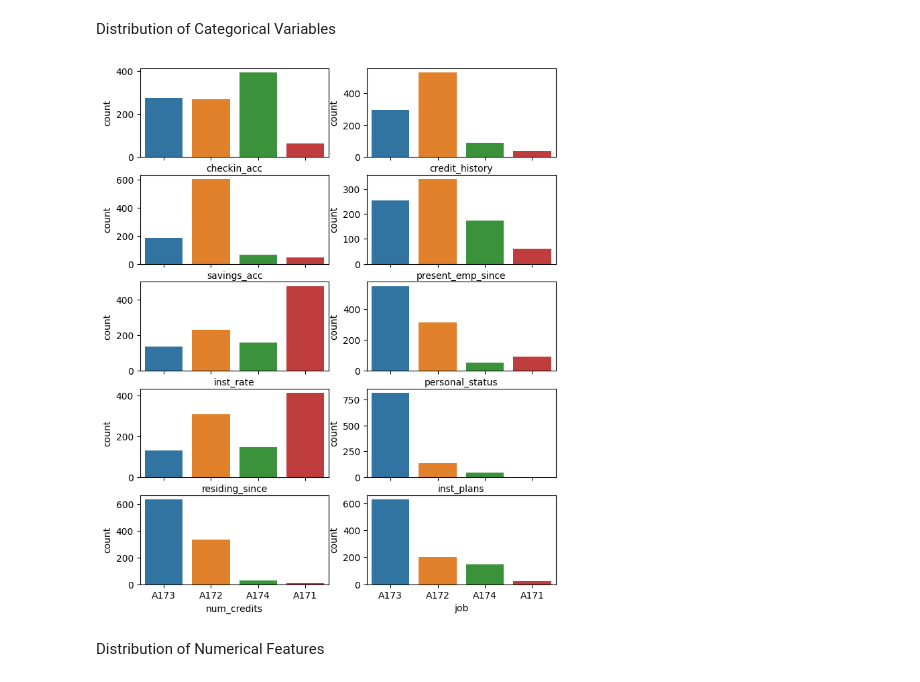
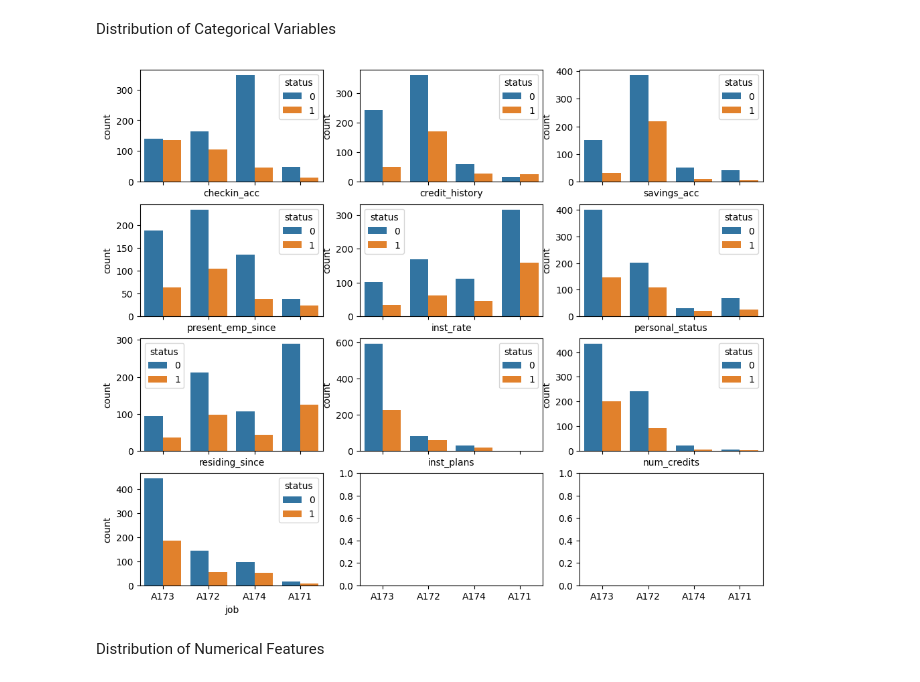
Before and after one commit to ameyak2310/Classifier_GermanCreditRating, a Jupyter notebook: notebooks/eda.ipynb, the cells around one changed output. Cells and saved outputs as stored; diff of their text form; code cells hidden in the pictures.

```diff
--- a/notebooks/eda.ipynb
+++ b/notebooks/eda.ipynb
@@ -96,12 +96,12 @@ Distribution of Categorical Variables
 # %%
 features_categorical = ['checkin_acc', 'credit_history',
        'savings_acc', 'present_emp_since', 'inst_rate', 'personal_status',
        'residing_since', 'inst_plans', 'num_credits', 'job',]
 
-f, axes = plt.subplots(5, 2, figsize=(8, 10), sharex=True)
+f, axes = plt.subplots(4, 3, figsize=(12, 10), sharex=True)
 for feature, axis in zip(features_categorical, axes.flatten()):
-      sns.countplot(x=df[feature], ax= axis)
+      sns.countplot(x=df[feature], ax= axis, hue=df['status'])
 # %% [output]
-[figure, old version]
+[figure, new version]
 # %% [markdown]
 Distribution of Numerical Features
```
Also changed, not shown: parts of 3 cells of this notebook, 1 other file.
